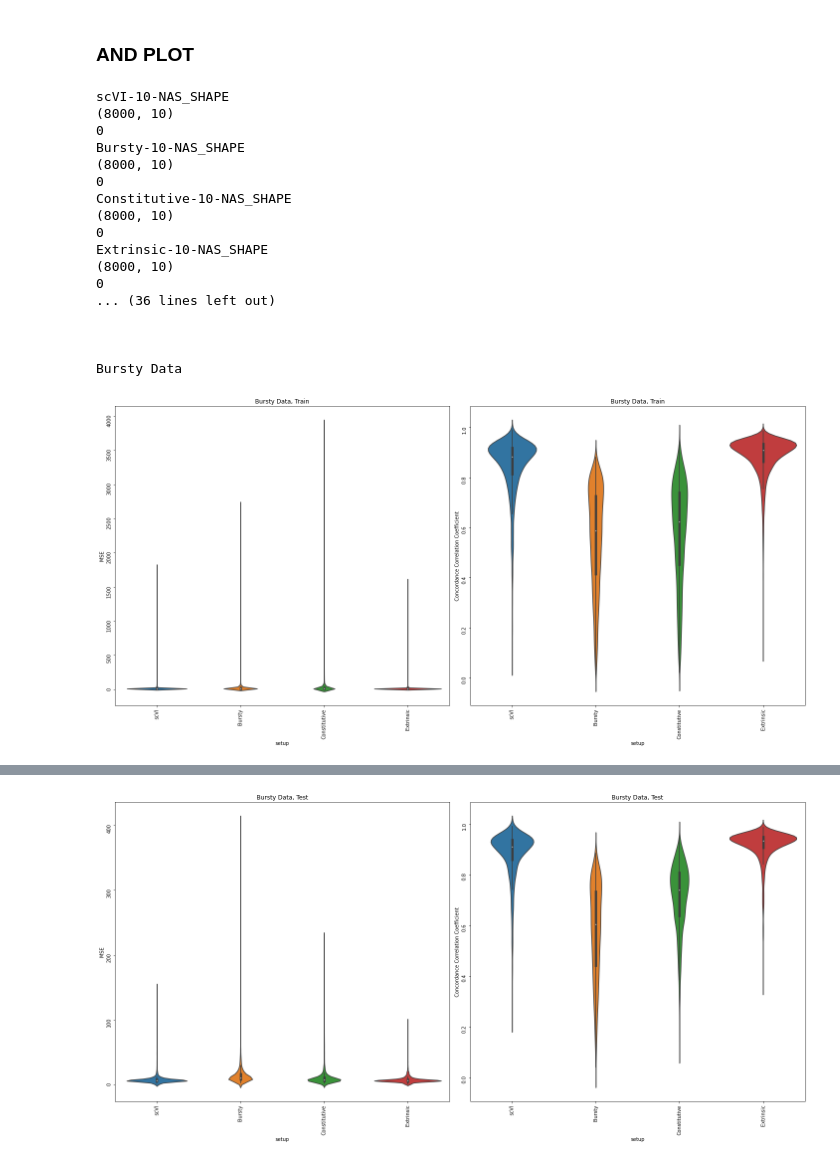
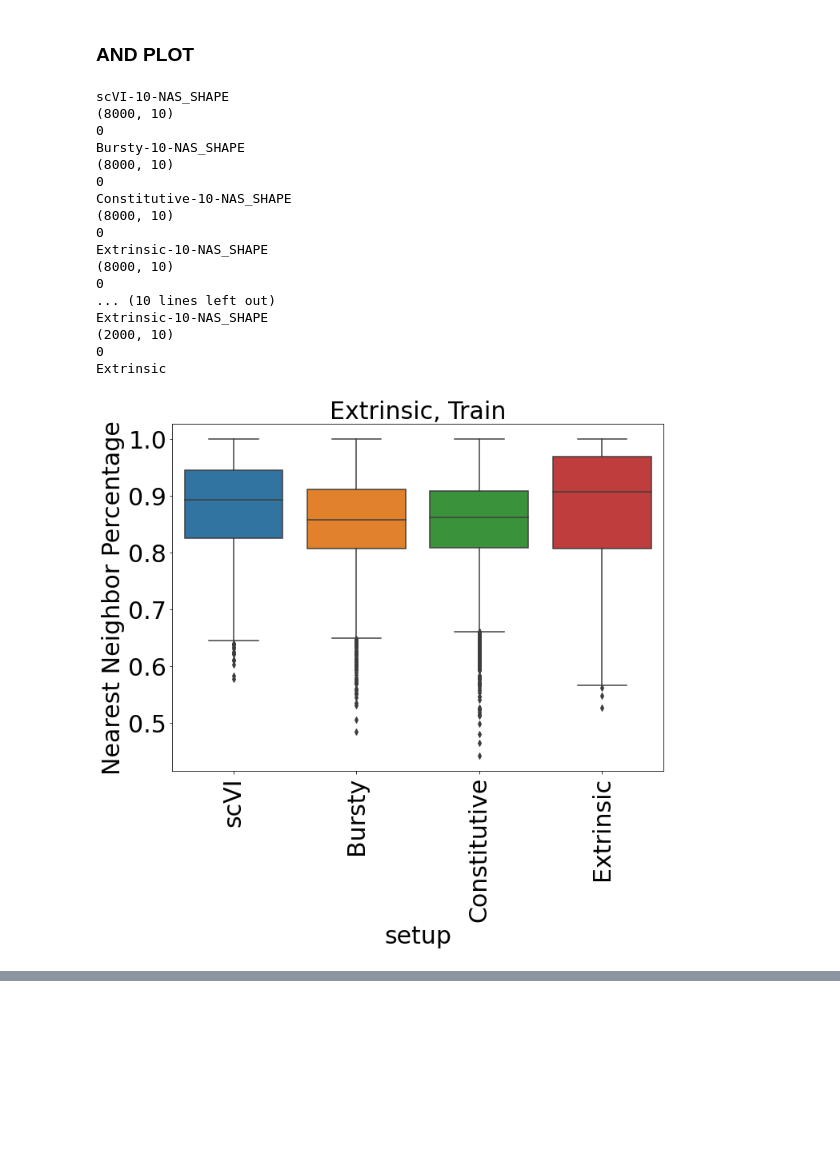
Before and after one commit to pachterlab/CGCCP_2023, a Jupyter notebook: Code/Notebooks/Analysis2_MSE.ipynb, the cells around one changed output, grey strips where cells are left out. Saved outputs shown, nothing was run; the diff lists cells and outputs as text; code cells hidden in the pictures; blank space fills up the shorter version.

```diff
--- a/Code/Notebooks/Analysis2_MSE.ipynb
+++ b/Code/Notebooks/Analysis2_MSE.ipynb
@@ -43,7 +43,7 @@ import pickle
 # Plots
 import seaborn as sns
 import matplotlib
-matplotlib.rcParams.update({'font.size': 20})
+matplotlib.rcParams.update({'font.size': 30})
 fs = 30
 # colors
 import matplotlib.colors as mcolors
@@ -64,7 +64,7 @@ from scipy import stats #function: stats.pearsonr(x,y)
 2. Pearson correlation coefficient
 3. Nearest neighbors (using euclidean distance)
 # %%
-def get_metrics(name,results_dict,index,simulated_params = None):
+def get_metrics(name,results_dict,index,simulated_params,cluster_assignments,adata):
   ''' Given results_dict from model training, returns MSE between simulated/recon means, Pearson correlation between simulated/recon means,
   and percentage of N nearest neighbors in the same cluster assignment for all cells.
 
@@ -94,7 +94,7 @@ def get_metrics(name,results_dict,index,simulated_params = None):
   z = list(results_dict[setups[0]].keys())[0][2:]
 
 
-  cluster_assignments_ = cluster_assignments[index]
+  #cluster_assignments_ = cluster_assignments[index]
   # get observed means and dispersions
   obs_means = adata[index,:].layers['counts'].toarray()
 
@@ -138,10 +138,10 @@ def get_metrics(name,results_dict,index,simulated_params = None):
     elif simulated_params is not None:
       print(cluster_assignments[0])
       setup_metric_dict['MSE'] = np.array([ calc_MSE_1D(recon_means[i],obs_means[cluster_assignments[i]]) for i in range(len(X_z)) ])
-      setup_metric_dict['Pearson_R'] = np.array([ stats.pearsonr(recon_means[i], obs_means[cluster_assignments_[i]])[0] for i in range(len(X_z)) ])
-      setup_metric_dict['Concordance Correlation Coefficient'] = np.array([ ccc(recon_means[i], obs_means[cluster_assignments_[i]]) for i in range(len(X_z)) ])
+      setup_metric_dict['Pearson_R'] = np.array([ stats.pearsonr(recon_means[i], obs_means[cluster_assignments[i]])[0] for i in range(len(X_z)) ])
+      setup_metric_dict['Concordance Correlation Coefficient'] = np.array([ ccc(recon_means[i], obs_means[cluster_assignments[i]]) for i in range(len(X_z)) ])
 
-    setup_metric_dict['nearest_neighbors'] = nn_percentages(X_z,cluster_assignments_)
+    setup_metric_dict['nearest_neighbors'] = nn_percentages(X_z,cluster_assignments)
 
     metric_dict[setup] = setup_metric_dict
 
@@ -160,7 +160,7 @@ Run analysis.
 Make nice plots.
 # %%
 # open a file, where you stored the pickled data
-name = 'bursty_20ct_many'
+name = 'extrinsic_20ct_many'
 data_dir = '../../data/simulated_data/'
 # name = 'B08_processed_hv'
 # data_dir = '../../data/allen/'
@@ -327,14 +307,14 @@ data_name_change = {'bursty_20ct_many' :'Bursty Data',
                     'const_20ct_many' : 'Constitutive Data', 'extrinsic_20ct_many' : 'Extrinsic'}
 
 def get_df_plot(metric_df,metric):
-  ''' Returns a dataframe in an easily plot-able format given metric_df and the metric targetted to plot.
+  ''' Returns a dataframe in an easily plot-able format given metric_df and the metric targeted to plot.
   '''
 
   plot_dict = {}
 
   for setup in metric_df.keys():
 
-    print()
+
     setup_df = metric_df[setup]
 
     if metric in setup_df.keys():
@@ -352,10 +332,13 @@ def get_df_plot(metric_df,metric):
 def plot_metrics(metric_dict,name,metrics,T,zoom=None):
 
   fig,axes = plt.subplots(1,len(metrics),figsize= (10*len(metrics),10))
-  print(len(axes))
+
   #plt.xticks(rotation=90)
   for i,m in enumerate(metrics):
-    ax = axes[i]
+    if len(metrics) == 1:
+        ax = axes
+    else:
+        ax = axes[i]
     plot_df = get_df_plot(metric_dict,m)
     _ = sns.violinplot(x="variable", y="value", data=plot_df.melt().dropna(),ax=ax)
     name_ = data_name_change[name]
@@ -380,43 +363,43 @@ for T in ['Train','Test']:
         index = test_index
 
 
-    metric_dict = get_metrics(name,results_dict,index,simulated_params)
+    metric_dict = get_metrics(name,results_dict,index,simulated_params,cluster_assignments[index],adata)
 
-    metrics = ['MSE','Concordance Correlation Coefficient']
-    plot_metrics(metric_dict,name,metrics,T,zoom=None)
-    #plt.savefig(f'../../results/{name}_figs/MSE_CCC_{T}.png')
+#     metrics = ['Concordance Correlation Coefficient']
+#     plot_metrics(metric_dict,name,metrics,T,zoom=None)
+#     plt.savefig(f'../../results/{name}_figs/MSE_CCC_{T}.png')
 
 #     metrics = ['Pearson_R','Pearson_R']
 #     plot_metrics(metric_dict,name,metrics,T)
 
     #plt.savefig(f'../results/{name}_figs/Pearson_R_{T}.png')
 
     plot_df = get_df_plot(metric_dict,metric='nearest_neighbors')
     plt.figure(figsize=(11, 8))
     sns.boxplot(x="variable", y="value", data=plot_df.melt().dropna())
     plt.xticks(rotation=90)
     plt.xlabel('setup',fontsize=fs)
     name_ = data_name_change[name]
     print(name_)
     plt.ylabel('Nearest Neighbor Percentage',fontsize=fs)
     plt.title(f'{name_}, {T}',fontsize=fs)
-    #plt.savefig(f'../../results/{name}_figs/nn_percentages_{T}.png',bbox_inches='tight')
+    plt.savefig(f'../../results/{name}_figs/nn_percentages_{T}.png',bbox_inches='tight')
 # %% [output]
 scVI-10-NAS_SHAPE
 (8000, 10)
 0
 Bursty-10-NAS_SHAPE
 (8000, 10)
 0
 Constitutive-10-NAS_SHAPE
 (8000, 10)
 0
 Extrinsic-10-NAS_SHAPE
 (8000, 10)
 0
-... (36 lines left out)
-
-
-
-Bursty Data
+... (10 lines left out)
+Extrinsic-10-NAS_SHAPE
+(2000, 10)
+0
+Extrinsic
-[figure, old version]
+[figure, new version]
@@ -424 +406,0 @@ Bursty Data
-[figure, removed]
```
Also changed, not shown: parts of 12 cells of this notebook, 6 other files.
